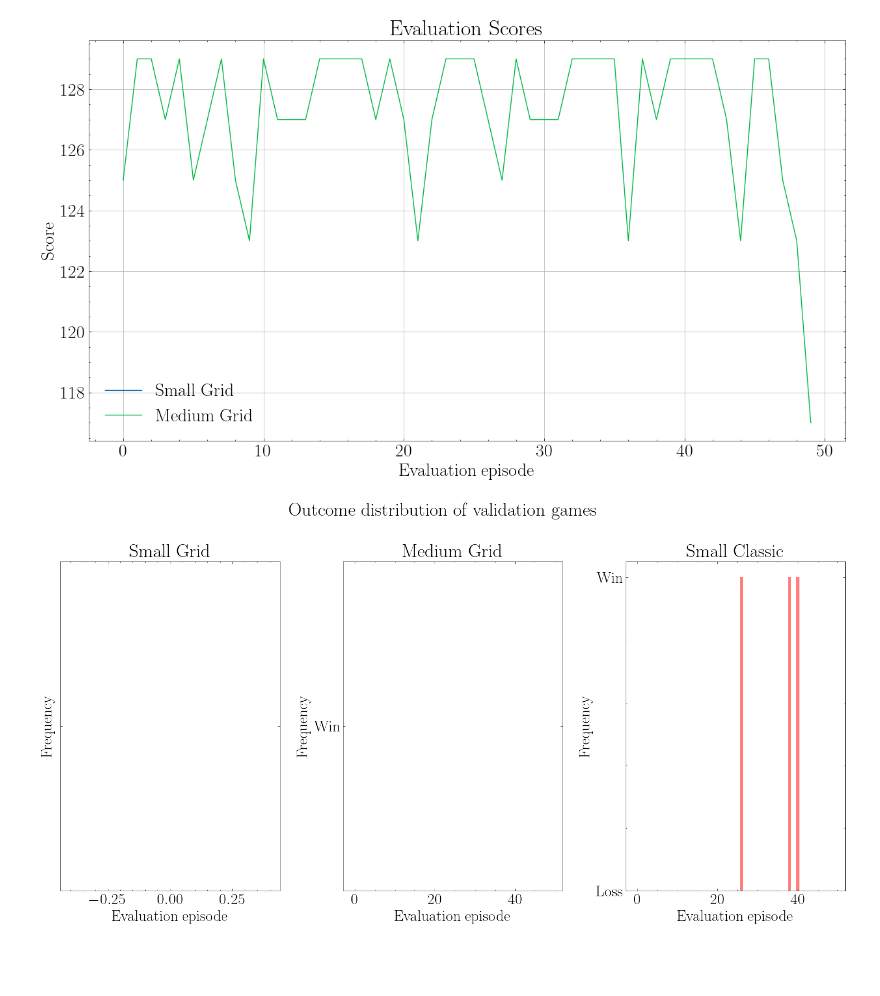
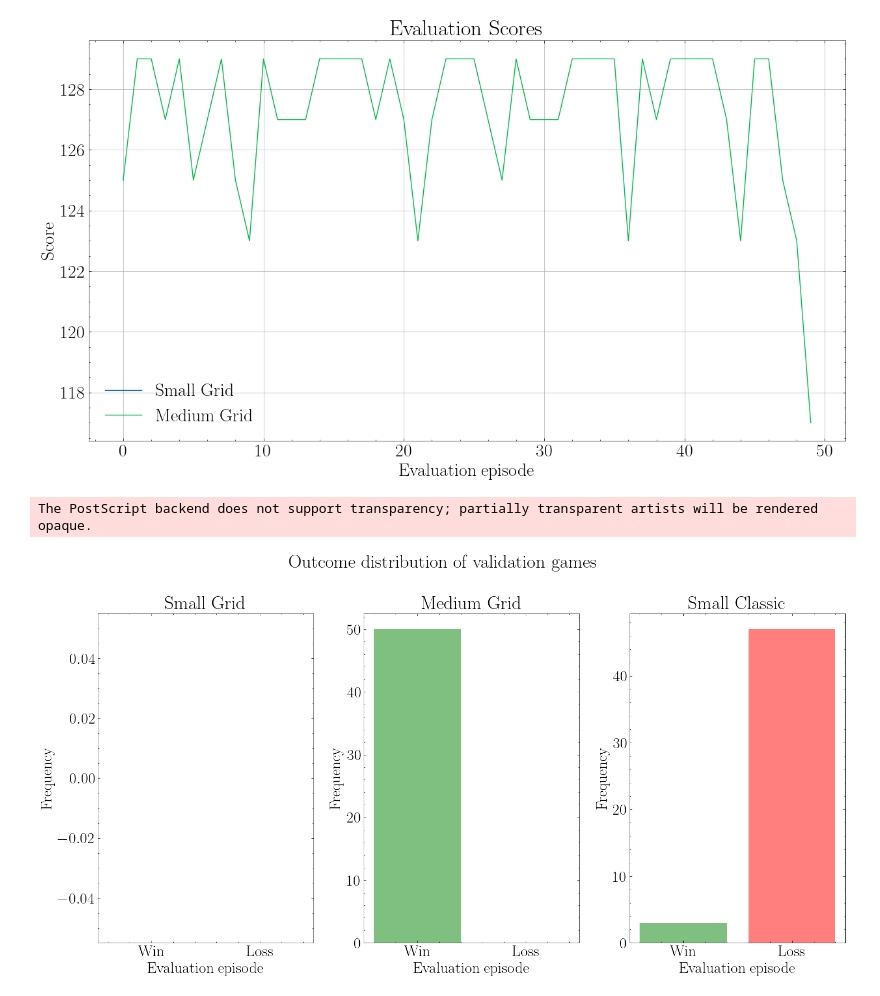
Before and after one commit to LinusKullmyr/Pacman, a Jupyter notebook: Visualize_Logging.ipynb, the cells around one changed output. Saved outputs shown, nothing was run; the diff lists cells and outputs as text; code cells hidden in the pictures; blank space fills up the shorter version.

```diff
--- a/Visualize_Logging.ipynb
+++ b/Visualize_Logging.ipynb
@@ -177,34 +177,46 @@ plt.legend()
 # %%
 plt.figure(figsize=(15, 8))
 labels = ['Win', 'Loss']
 
 # smallGrid
 plt.subplot(131)
 
 win_count = smallGridEvaluationWins.count("Win")
 loss_count = smallGridEvaluationWins.count("Loss")
 values = [win_count, loss_count]
-plt.bar(labels, values, color=['green', 'red'])plt.title('Small Grid')
+plt.bar(labels, values, color=['green', 'red'], alpha=0.5)
+plt.title('Small Grid')
 plt.xlabel('Evaluation episode')
 plt.ylabel('Frequency')
 
 # mediumGrid
 plt.subplot(132)
-plt.bar(range(len(mediumGridEvaluationWins)), mediumGridEvaluationWins, color=['red' if win == 'Win' else 'blue' for win in mediumGridEvaluationWins], alpha=0.5)
+win_count = mediumGridEvaluationWins.count("Win")
+loss_count = mediumGridEvaluationWins.count("Loss")
+values = [win_count, loss_count]
+plt.bar(labels, values, color=['green', 'red'], alpha=0.5)
 plt.title('Medium Grid')
 plt.xlabel('Evaluation episode')
 plt.ylabel('Frequency')
 
 # smallClassic
 plt.subplot(133)
-plt.bar(range(len(smallClassicEvaluationWins)), smallClassicEvaluationWins, color=['red' if win == 'Win' else 'blue' for win in smallClassicEvaluationWins], alpha=0.5)
+
+win_count = smallClassicEvaluationWins.count("Win")
+loss_count = smallClassicEvaluationWins.count("Loss")
+values = [win_count, loss_count]
+plt.bar(labels, values, color=['green', 'red'], alpha=0.5)
 plt.title('Small Classic')
 plt.xlabel('Evaluation episode')
 plt.ylabel('Frequency')
 
 plt.suptitle('Outcome distribution of validation games')
 
 plt.tight_layout()
+# save the plot
+plt.savefig("logs/EvaluationPlot.eps", format="eps")
+
 plt.show()
 # %% [output]
+The PostScript backend does not support transparency; partially transparent artists will be rendered opaque.
-[figure, old version]
+[figure, new version]
```
